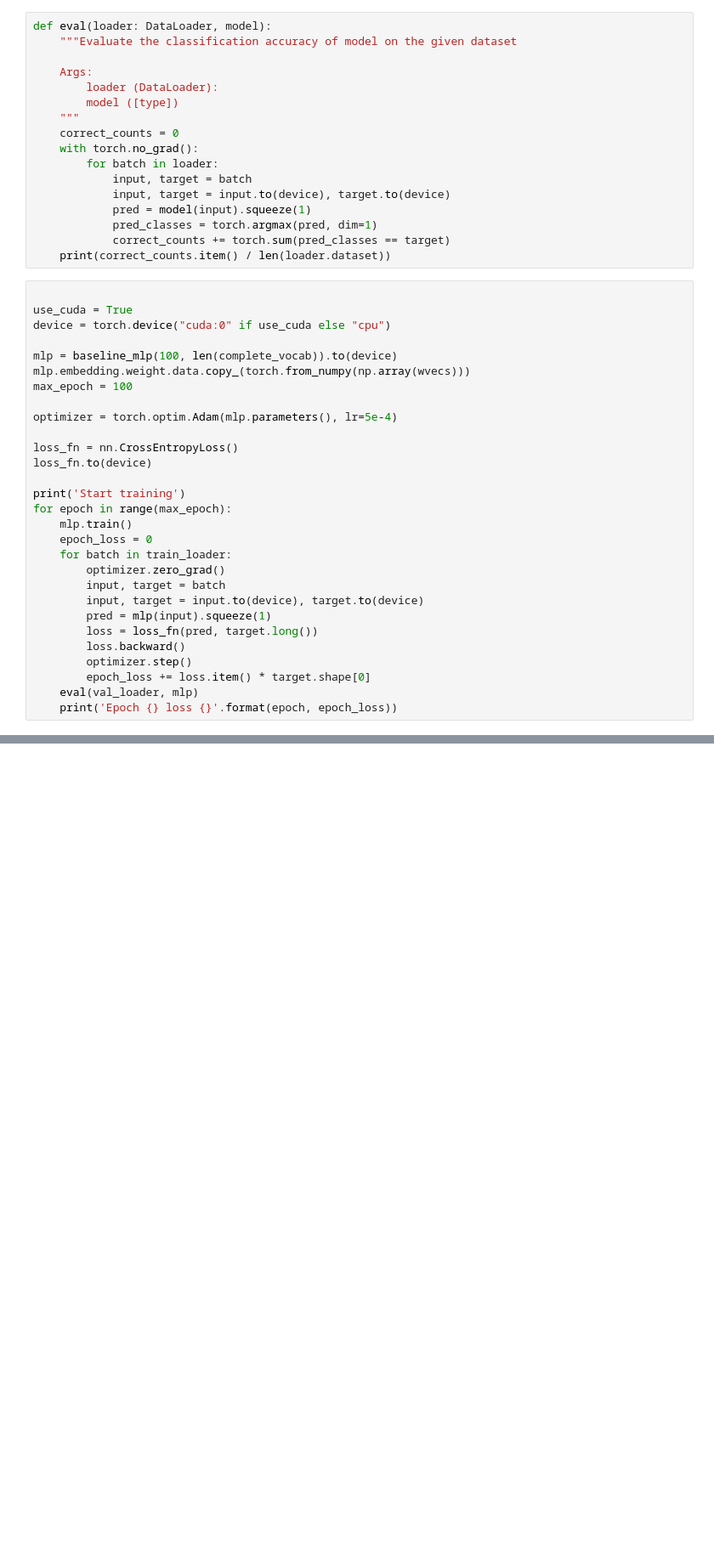
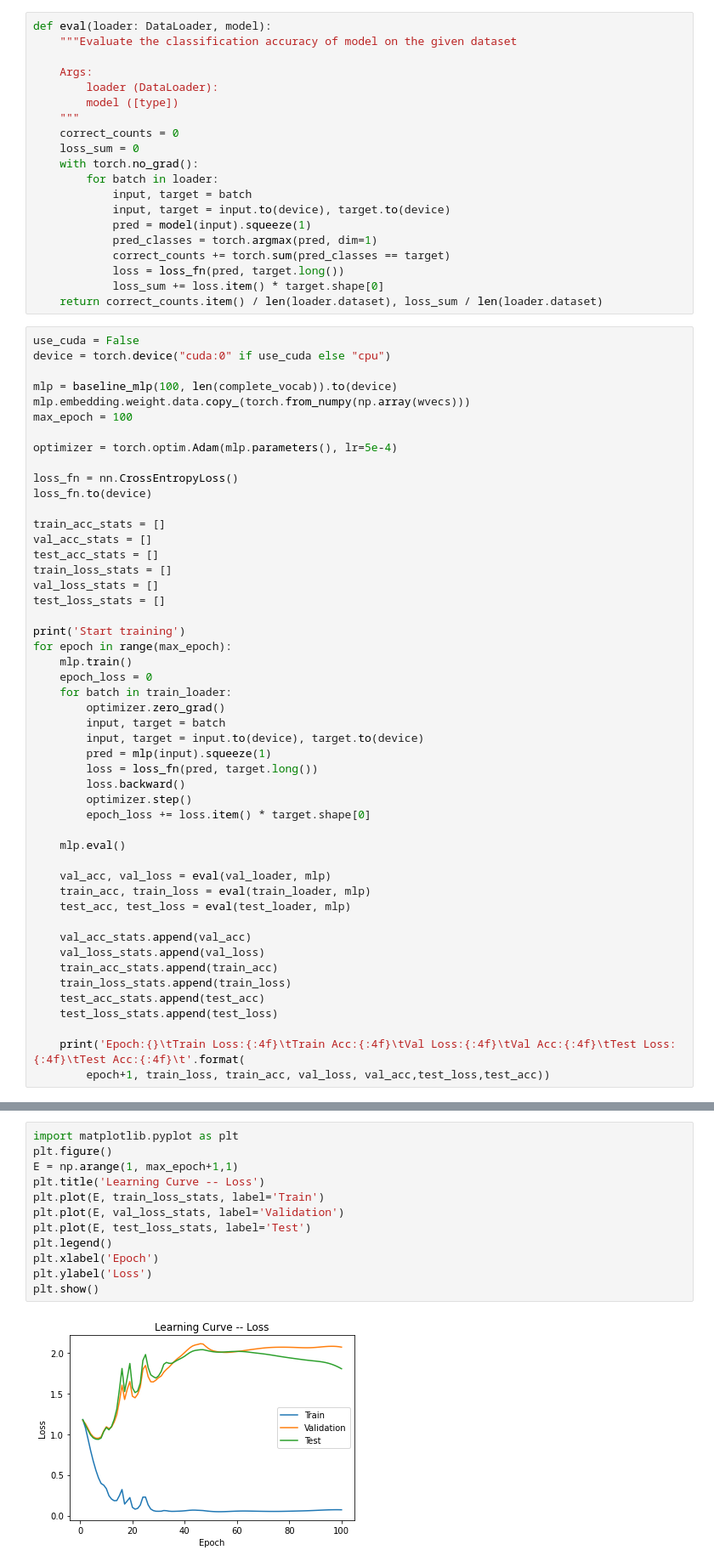
Before and after one commit to bzhangj13zzz/cs5242_project, a Jupyter notebook: naive_mlp.ipynb, the cells around one changed output, grey strips where cells are left out. Shown: that part at 85% size. Cells and saved outputs as stored; diff of their text form; blank space fills up the shorter version.

```diff
--- a/naive_mlp.ipynb
+++ b/naive_mlp.ipynb
@@ -68,6 +71,7 @@ def eval(loader: DataLoader, model):
         model ([type])
     """
     correct_counts = 0
+    loss_sum = 0
     with torch.no_grad():
         for batch in loader:
             input, target = batch
@@ -75,10 +79,11 @@ def eval(loader: DataLoader, model):
             pred = model(input).squeeze(1)
             pred_classes = torch.argmax(pred, dim=1)
             correct_counts += torch.sum(pred_classes == target)
-    print(correct_counts.item() / len(loader.dataset))
+            loss = loss_fn(pred, target.long())
+            loss_sum += loss.item() * target.shape[0]
+    return correct_counts.item() / len(loader.dataset), loss_sum / len(loader.dataset)
 # %%
-
-use_cuda = True
+use_cuda = False
 device = torch.device("cuda:0" if use_cuda else "cpu")
 
 mlp = baseline_mlp(100, len(complete_vocab)).to(device)
@@ -89,6 +94,13 @@ optimizer = torch.optim.Adam(mlp.parameters(), lr=5e-4)
 
 loss_fn = nn.CrossEntropyLoss()
 loss_fn.to(device)
+
+train_acc_stats = []
+val_acc_stats = []
+test_acc_stats = []
+train_loss_stats = []
+val_loss_stats = []
+test_loss_stats = []
 
 print('Start training')
 for epoch in range(max_epoch):
@@ -103,7 +115,21 @@ for epoch in range(max_epoch):
         loss.backward()
         optimizer.step()
         epoch_loss += loss.item() * target.shape[0]
-    eval(val_loader, mlp)
-    print('Epoch {} loss {}'.format(epoch, epoch_loss))
+
+    mlp.eval()
+
+    val_acc, val_loss = eval(val_loader, mlp)
+    train_acc, train_loss = eval(train_loader, mlp)
+    test_acc, test_loss = eval(test_loader, mlp)
+
+    val_acc_stats.append(val_acc)
+    val_loss_stats.append(val_loss)
+    train_acc_stats.append(train_acc)
+    train_loss_stats.append(train_loss)
+    test_acc_stats.append(test_acc)
+    test_loss_stats.append(test_loss)
+
+    print('Epoch:{}\tTrain Loss:{:4f}\tTrain Acc:{:4f}\tVal Loss:{:4f}\tVal Acc:{:4f}\tTest Loss:{:4f}\tTest Acc:{:4f}\t'.format(
+        epoch+1, train_loss, train_acc, val_loss, val_acc,test_loss,test_acc))
 # %% [output]
 Start training
@@ -129,0 +152,14 @@ eval(test_loader, mlp)
+# %%
+import matplotlib.pyplot as plt
+plt.figure()
+E = np.arange(1, max_epoch+1,1)
+plt.title('Learning Curve -- Loss')
+plt.plot(E, train_loss_stats, label='Train')
+plt.plot(E, val_loss_stats, label='Validation')
+plt.plot(E, test_loss_stats, label='Test')
+plt.legend()
+plt.xlabel('Epoch')
+plt.ylabel('Loss')
+plt.show()
+# %% [output]
+[figure, added]
```
Also changed, not shown: parts of 6 cells of this notebook, 1 other file.
